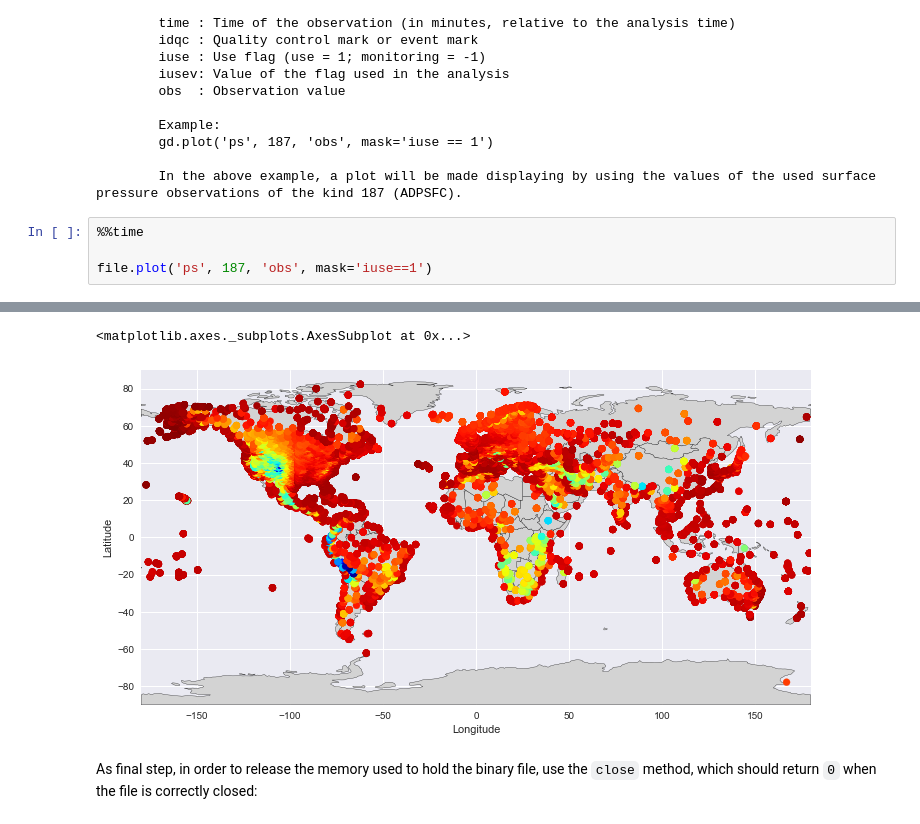
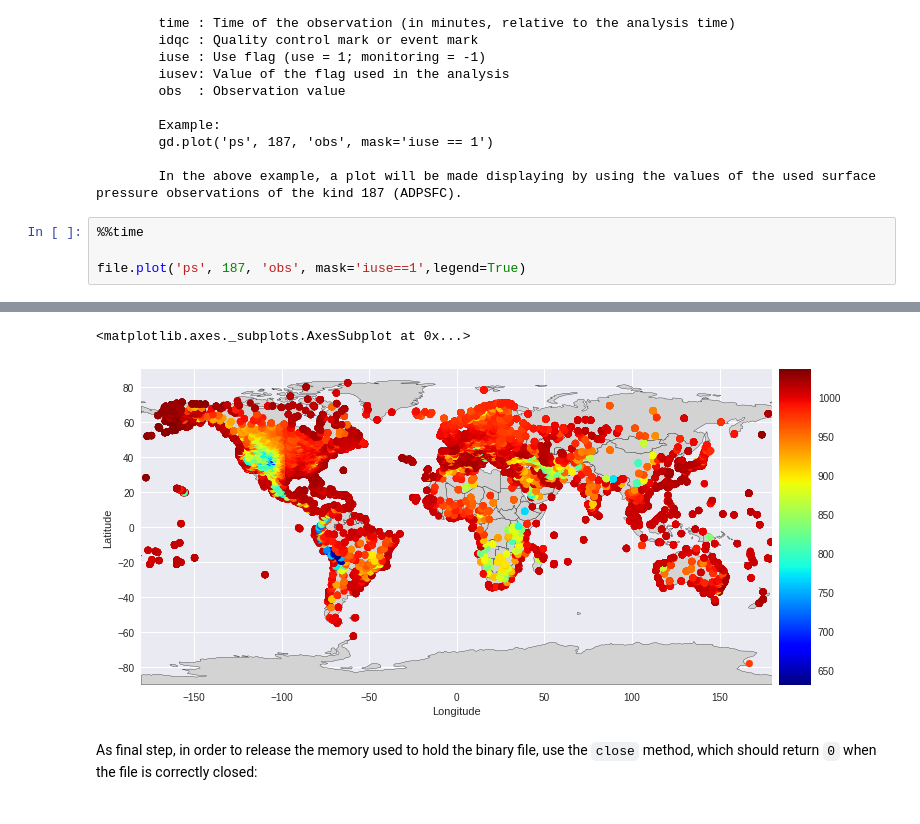
Before and after one commit to viezelc/readDiag, a Jupyter notebook: readdiag_examples.ipynb, the cells around one changed output, grey strips where cells are left out. Cells and saved outputs as stored; diff of their text form.

Commit message:
Incluiu-se a opção legend=True no exemplo de plotagem da função plot no arquivo readdiag_examples.ipynb como mencionado na issue #7.
Corrigiu-se o bug descrito na issue #6

```diff
--- a/readdiag_examples.ipynb
+++ b/readdiag_examples.ipynb
@@ -448,5 +448,5 @@ print(file.plot.__doc__)
 # %%
 %%time
 
-file.plot('ps', 187, 'obs', mask='iuse==1')
+file.plot('ps', 187, 'obs', mask='iuse==1',legend=True)
 # %% [output]
@@ -455,5 +455,5 @@ Wall time: 2.44 s
 <matplotlib.axes._subplots.AxesSubplot at 0x...>
-[figure, old version]
+[figure, new version]
 # %% [markdown]
 As final step, in order to release the memory used to hold the binary file, use the `close` method, which should return `0` when the file is correctly closed:
 # %%
```
Also changed, not shown: parts of 6 cells of this notebook, 1 other file.
